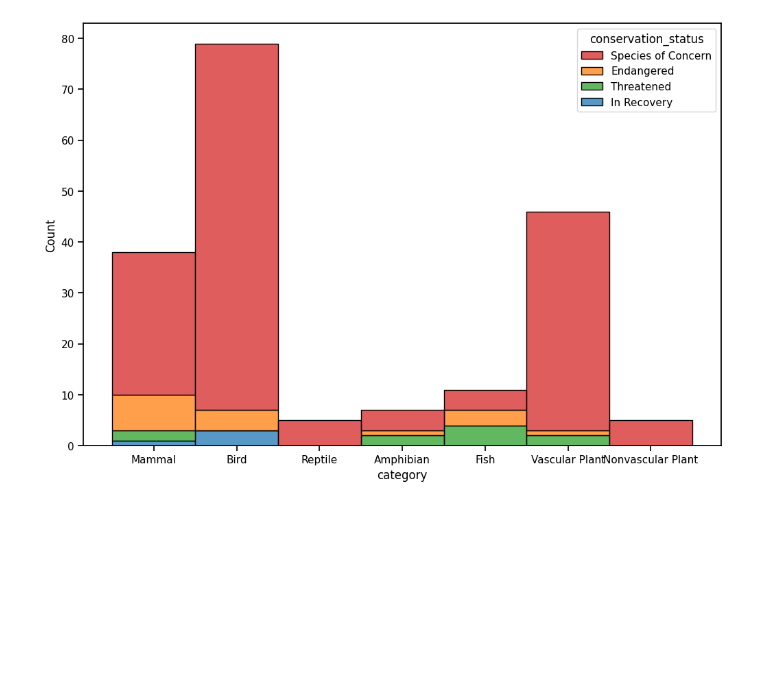
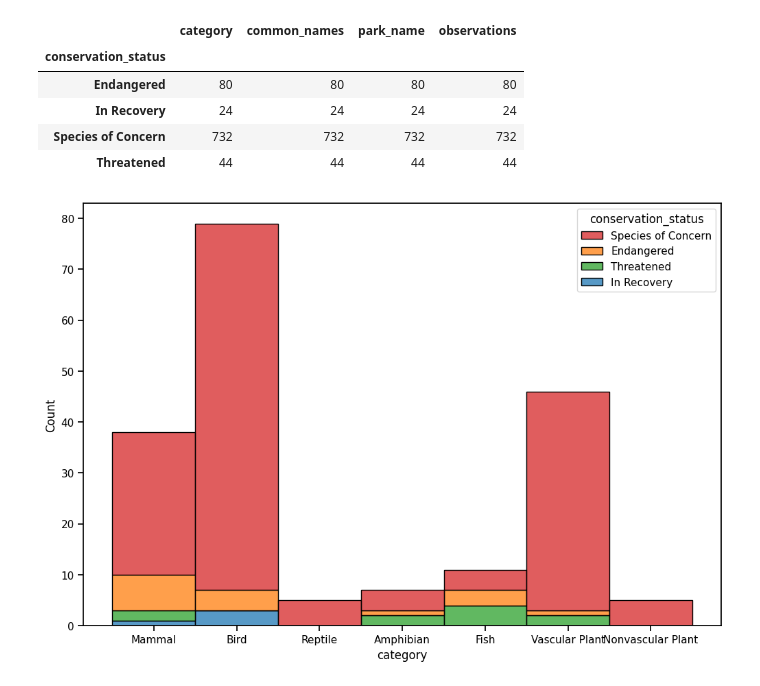
Before and after one commit to jakedaylong/biodiversity_starter, a Jupyter notebook: biodiversity.ipynb, the cells around one changed output. Cells and saved outputs as stored; diff of their text form; code cells hidden in the pictures; blank space fills up the shorter version.

```diff
--- a/biodiversity.ipynb
+++ b/biodiversity.ipynb
@@ -25,3 +49,13 @@ species_info_df.head()
+# %%
+species_observation_cat_count = species_oberservation_join.groupby('conservation_status').count()
+species_observation_cat_count.head()
+# %% [output]
+|  | category | common_names | park_name | observations |
+| conservation_status |  |  |  |  |
+| Endangered | 80 | 80 | 80 | 80 |
+| In Recovery | 24 | 24 | 24 | 24 |
+| Species of Concern | 732 | 732 | 732 | 732 |
+| Threatened | 44 | 44 | 44 | 44 |
 # %%
 fig, ax = plt.subplots(figsize=(12,8))
 #palette = {'Blocker':'tab:red', 'Major':'tab:orange', 'Minor':'tab:green', 'Trivial':'tab:blue'}
```
Also changed, not shown: parts of 3 cells of this notebook.
